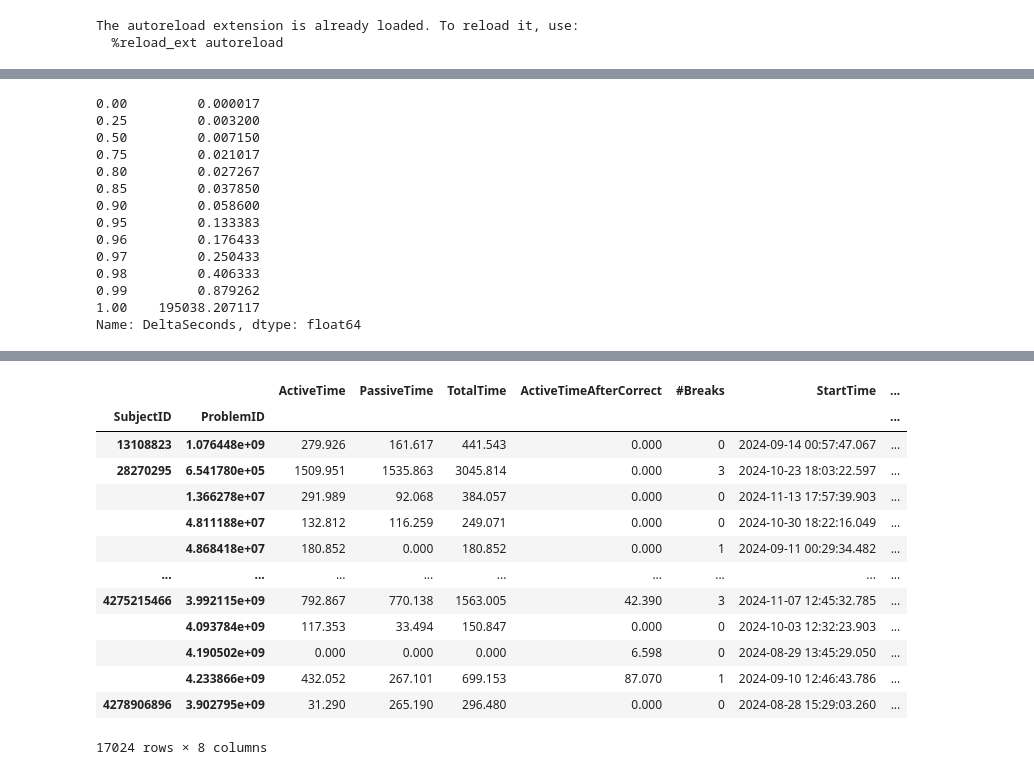
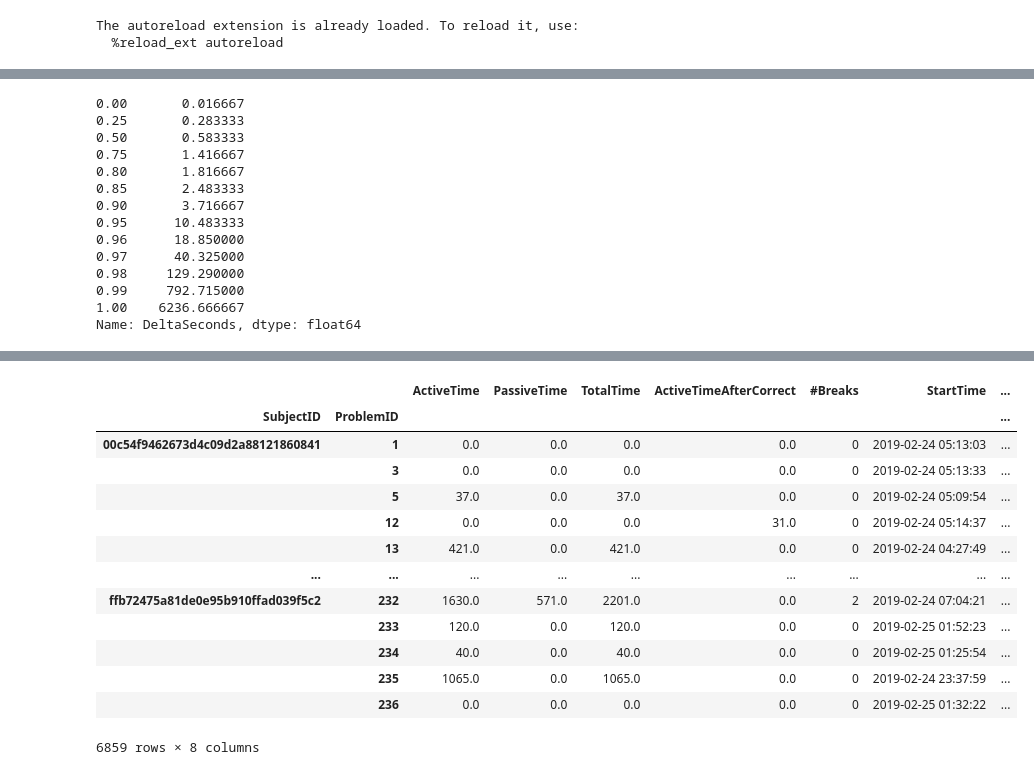
Before and after one commit to CSSPLICE/ProgSnapToolkit, a Jupyter notebook: test_anaytics.ipynb, the cells around one changed output, grey strips where cells are left out. Saved outputs shown, nothing was run; the diff lists cells and outputs as text; code cells hidden in the pictures.

```diff
--- a/test_anaytics.ipynb
+++ b/test_anaytics.ipynb
@@ -93,0 +123,16 @@ Timestamp('2024-05-12 15:57:04.334000')
+# %%
+#get the data of the third quantile
+max = main_table[Cols.ServerTimestamp].max()
+min = main_table[Cols.ServerTimestamp].min()
+range = max - min
+time_cutoff = min + range * 0.33
+print(time_cutoff)
+print(main_table[Cols.ServerTimestamp].min())
+print(main_table[Cols.ServerTimestamp].max())
+
+data_subset = main_table[main_table[Cols.ServerTimestamp] <= time_cutoff]
+print("Assignment IDs:", data_subset[Cols.AssignmentID].unique())
+print("Problem IDs:", data_subset[Cols.ProblemID].unique())
+print("Total number of rows:", len(data_subset))
+# Assignment IDs: [597 600]
+# Problem IDs: [13 232 235 234 236   5 233   1   3  12  24 100 101  25 102  28  21  20  17  22]
@@ -97,3 +150,5 @@ mt_subset = main_table[main_table[Cols.SubjectID].isin(student_subset)]
+# %%
+grouping_cols = [Cols.SubjectID, problem_id_col]
 # %%
 from analytics.metrics.time import TimeMetrics
 
@@ -106,26 +161,26 @@ diffs.DeltaSeconds[diffs.DeltaSeconds > 0].plot.hist(bins=40, log=True)
 # %%
-TimeMetrics.get_positive_diff_quantiles(mt_subset, timestamp_col, [Cols.SubjectID, problem_id_col]) / 60
+TimeMetrics.get_positive_diff_quantiles(data_subset, timestamp_col, grouping_cols) / 60
 
 # Seems like 5 minutes (90th+ percentile) is a good cutoff for time spent on a problem between submissions
 # 30m does seem to suggest that the student is not working on the problem
 # %% [output]
-0.00         0.000017
-0.25         0.003200
-0.50         0.007150
-0.75         0.021017
-0.80         0.027267
-0.85         0.037850
-0.90         0.058600
-0.95         0.133383
-0.96         0.176433
-0.97         0.250433
-0.98         0.406333
-0.99         0.879262
-1.00    195038.207117
+0.00       0.016667
+0.25       0.283333
+0.50       0.583333
+0.75       1.416667
+0.80       1.816667
+0.85       2.483333
+0.90       3.716667
+0.95      10.483333
+0.96      18.850000
+0.97      40.325000
+0.98     129.290000
+0.99     792.715000
+1.00    6236.666667
 Name: DeltaSeconds, dtype: float64
 # %%
 time_metrics = TimeMetrics(idle_gap, break_gap, True, timestamp_col)
 
-result = main_table.groupby([Cols.SubjectID, problem_id_col]).apply(lambda x: time_metrics.calculate(x))
+result = data_subset.groupby(grouping_cols).apply(lambda x: time_metrics.calculate(x))
 result
 # %% [output]
@@ -132,17 +189,17 @@ result
 |  |  | ActiveTime | PassiveTime | TotalTime | ActiveTimeAfterCorrect | #Breaks | StartTime | ... |
 | SubjectID | ProblemID |  |  |  |  |  |  | ... |
-| 13108823 | 1.076448e+09 | 279.926 | 161.617 | 441.543 | 0.000 | 0 | 2024-09-14 00:57:47.067 | ... |
-| 28270295 | 6.541780e+05 | 1509.951 | 1535.863 | 3045.814 | 0.000 | 3 | 2024-10-23 18:03:22.597 | ... |
-|  | 1.366278e+07 | 291.989 | 92.068 | 384.057 | 0.000 | 0 | 2024-11-13 17:57:39.903 | ... |
-|  | 4.811188e+07 | 132.812 | 116.259 | 249.071 | 0.000 | 0 | 2024-10-30 18:22:16.049 | ... |
-|  | 4.868418e+07 | 180.852 | 0.000 | 180.852 | 0.000 | 1 | 2024-09-11 00:29:34.482 | ... |
+| 00c54f9462673d4c09d2a88121860841 | 1 | 0.0 | 0.0 | 0.0 | 0.0 | 0 | 2019-02-24 05:13:03 | ... |
+|  | 3 | 0.0 | 0.0 | 0.0 | 0.0 | 0 | 2019-02-24 05:13:33 | ... |
+|  | 5 | 37.0 | 0.0 | 37.0 | 0.0 | 0 | 2019-02-24 05:09:54 | ... |
+|  | 12 | 0.0 | 0.0 | 0.0 | 31.0 | 0 | 2019-02-24 05:14:37 | ... |
+|  | 13 | 421.0 | 0.0 | 421.0 | 0.0 | 0 | 2019-02-24 04:27:49 | ... |
 | ... | ... | ... | ... | ... | ... | ... | ... | ... |
-| 4275215466 | 3.992115e+09 | 792.867 | 770.138 | 1563.005 | 42.390 | 3 | 2024-11-07 12:45:32.785 | ... |
-|  | 4.093784e+09 | 117.353 | 33.494 | 150.847 | 0.000 | 0 | 2024-10-03 12:32:23.903 | ... |
-|  | 4.190502e+09 | 0.000 | 0.000 | 0.000 | 6.598 | 0 | 2024-08-29 13:45:29.050 | ... |
-|  | 4.233866e+09 | 432.052 | 267.101 | 699.153 | 87.070 | 1 | 2024-09-10 12:46:43.786 | ... |
-| 4278906896 | 3.902795e+09 | 31.290 | 265.190 | 296.480 | 0.000 | 0 | 2024-08-28 15:29:03.260 | ... |
+| ffb72475a81de0e95b910ffad039f5c2 | 232 | 1630.0 | 571.0 | 2201.0 | 0.0 | 2 | 2019-02-24 07:04:21 | ... |
+|  | 233 | 120.0 | 0.0 | 120.0 | 0.0 | 0 | 2019-02-25 01:52:23 | ... |
+|  | 234 | 40.0 | 0.0 | 40.0 | 0.0 | 0 | 2019-02-25 01:25:54 | ... |
+|  | 235 | 1065.0 | 0.0 | 1065.0 | 0.0 | 0 | 2019-02-24 23:37:59 | ... |
+|  | 236 | 0.0 | 0.0 | 0.0 | 0.0 | 0 | 2019-02-25 01:32:22 | ... |
-17024 rows × 8 columns
+6859 rows × 8 columns
 # %%
 result.describe()
 # %% [output]
```
Also changed, not shown: parts of 27 cells of this notebook, 2 other files.
